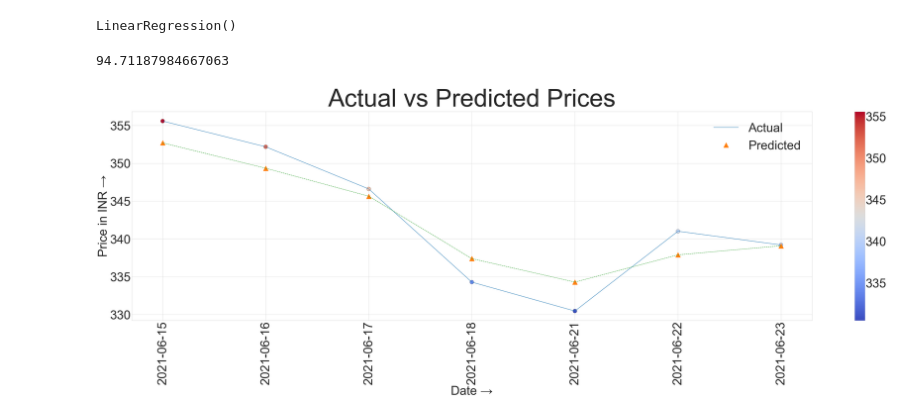
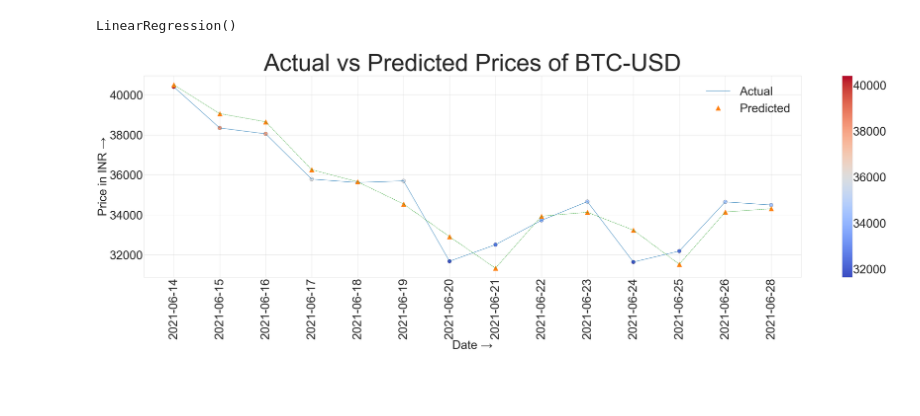
Before and after one commit to Agnij-Moitra/QFinance, a Jupyter notebook: train.ipynb, the cells around one changed output. Drawn from its saved outputs; the diff is of its cells as text; code cells hidden in the pictures; blank space fills up the shorter version.

Commit message:
add support for any stock

```diff
--- a/train.ipynb
+++ b/train.ipynb
@@ -29,19 +14,10 @@ df
 # %%
-avg_open = df.Open.median()
-avg_high = df.High.median()
-avg_low = df.Low.median()
-avg_close = df.Close.median()
+df.Open = df.Open.fillna(df.Open.median())
+df.High = df.High.fillna(df.High.median())
+df.Low = df.Low.fillna(df.Low.median())
+df.Close = df.Close.fillna(df.Close.median())
-# %%
-df.Open = df.Open.fillna(avg_open)
-df.High = df.High.fillna(avg_high)
-df.Low = df.Low.fillna(avg_low)
-df.Close = df.Close.fillna(avg_close)
 # %%
-reg = LinearRegression()
-reg.fit(df[["Open", "High", "Low"]], df.Close)
+regression = LinearRegression()
+regression.fit(df[["Open", "High", "Low"]], df.Close)
 # %% [output]
 LinearRegression()
-# %%
-reg.predict([[93, 96.400002, 91.800003]])[0]
-# %% [output]
-94.71187984667063
@@ -51,31 +24,39 @@ reg.predict([[93, 96.400002, 91.800003]])[0]
+# %%
+PRE_CLOSE = []
+for i in range(len(df["Close"])):
+    temp = (df["Date"][i], (regression.predict([[df["Open"][i], df["High"][i], df["Low"][i]]])))
+    PRE_CLOSE.append(temp)
+
+perdicted = pd.DataFrame(PRE_CLOSE, columns=["Date", "Close"])
+del PRE_CLOSE
+del temp
 # %%
-# name = ["TATAMOTORS.NS"]
+# # name = ["TATAMOTORS.NS"]
 plt.style.use("seaborn-whitegrid")
 fig = plt.gcf()
 fig.set_size_inches(50, 15)
 # data = pdr.get_data_yahoo(name, start="2020-06-17")['Close']
-plt.title("Actual vs Predicted Prices", fontsize=100)
+plt.title(f"Actual vs Predicted Prices of {STOCK_NAME}", fontsize=100)
 plt.xlabel("Date →", fontsize=50)
 plt.yticks(fontsize=50)
 plt.xticks(fontsize=50)
 plt.xticks(rotation=90)
 plt.ylabel("Price in INR →", fontsize=50)
 plt.tight_layout()
 cmap = "coolwarm"
-last = int(-7)
-plt.scatter(data2["Date"][last:], data2["TATAMOTORS.NS"][last:], marker=".", c=data2["TATAMOTORS.NS"][last:],
+last = int(-14)
+plt.scatter(df["Date"][last:], df["Close"][last:], marker=".", c=df["Close"][last:],
             cmap=cmap, edgecolor="black", linewidth=0.5, s=1000)
 
-plt.plot(data2["Date"][last:], data2["TATAMOTORS.NS"][last:], '-', markersize=2000)
+plt.plot(df["Date"][last:], df["Close"][last:], '-', markersize=2000)
 
-plt.plot(df["Date"][last:], df["Close"][last:], '^', markersize=20)
-plt.plot(df["Date"][last:], df["Close"][last:], "--", markersize=30)
+plt.plot(perdicted["Date"][last:], perdicted["Close"][last:], '^', markersize=20)
+plt.plot(perdicted["Date"][last:], perdicted["Close"][last:], "--", markersize=30)
 
 
 plt.legend(["Actual", "Predicted"], loc=1, prop={'size': 50})
 
 plt.colorbar().ax.tick_params(labelsize=50)
-
-plt.savefig("graph.svg", dpi=500, bbox_inches="tight");
+plt.savefig("graph.png", dpi=250, bbox_inches="tight");
 # %% [output]
-[figure, old version]
+[figure, new version]
```
Also changed, not shown: parts of 7 cells of this notebook, 6 other files.
